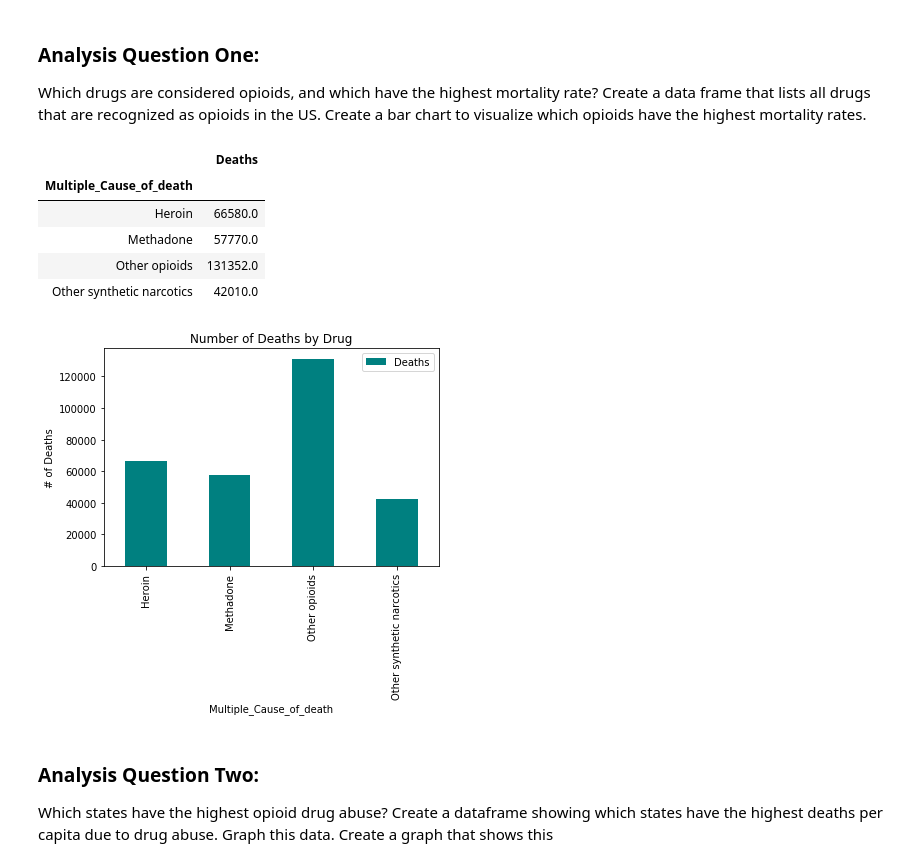
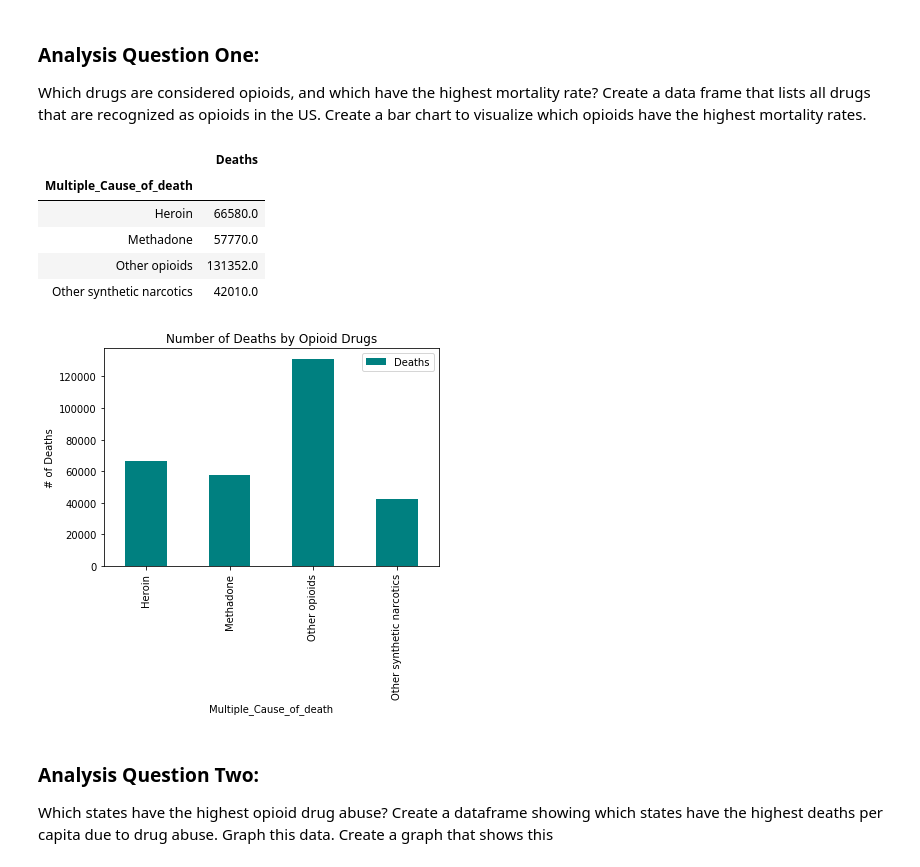
Before and after one commit to fia400/CPSSTeam, a Jupyter notebook: CPSS Main Code - Final_SL Edit.ipynb, the cells around one changed output. Saved outputs shown, nothing was run; the diff lists cells and outputs as text; code cells hidden in the pictures.

```diff
--- a/CPSS Main Code - Final_SL Edit.ipynb
+++ b/CPSS Main Code - Final_SL Edit.ipynb
@@ -226,23 +208,23 @@ Which drugs are considered opioids, and which have the highest mortality rate? C
 # %%
 Opiods = merge_table [merge_table["Multiple_Cause_of_death"] !="All Opioids"]
 #Drugs = Opiods.Multiple_Cause_of_death.unique()
 Opiods = Opiods.groupby(["Multiple_Cause_of_death"]).sum()
 Opiods = Opiods.loc[:,["Deaths"]]
 Deaths = Opiods["Deaths"]
 
 Opiods.plot(kind="bar",y='Deaths', use_index=True, color="Teal")
-plt.title('Number of Deaths by Drug')
+plt.title('Number of Deaths by Opioid Drugs')
 plt.ylabel("# of Deaths")
 plt.show
 Opiods
 # %% [output]
 |  | Deaths |
 | Multiple_Cause_of_death |  |
 | Heroin | 66580.0 |
 | Methadone | 57770.0 |
 | Other opioids | 131352.0 |
 | Other synthetic narcotics | 42010.0 |
-[figure, old version]
+[figure, new version]
 # %% [markdown]
 ### Analysis Question Two:
 Which states have the highest opioid drug abuse? Create a dataframe showing which states have the highest deaths per capita due to drug abuse. Graph this data. Create a graph that shows this
```
Also changed, not shown: parts of 12 cells of this notebook.
